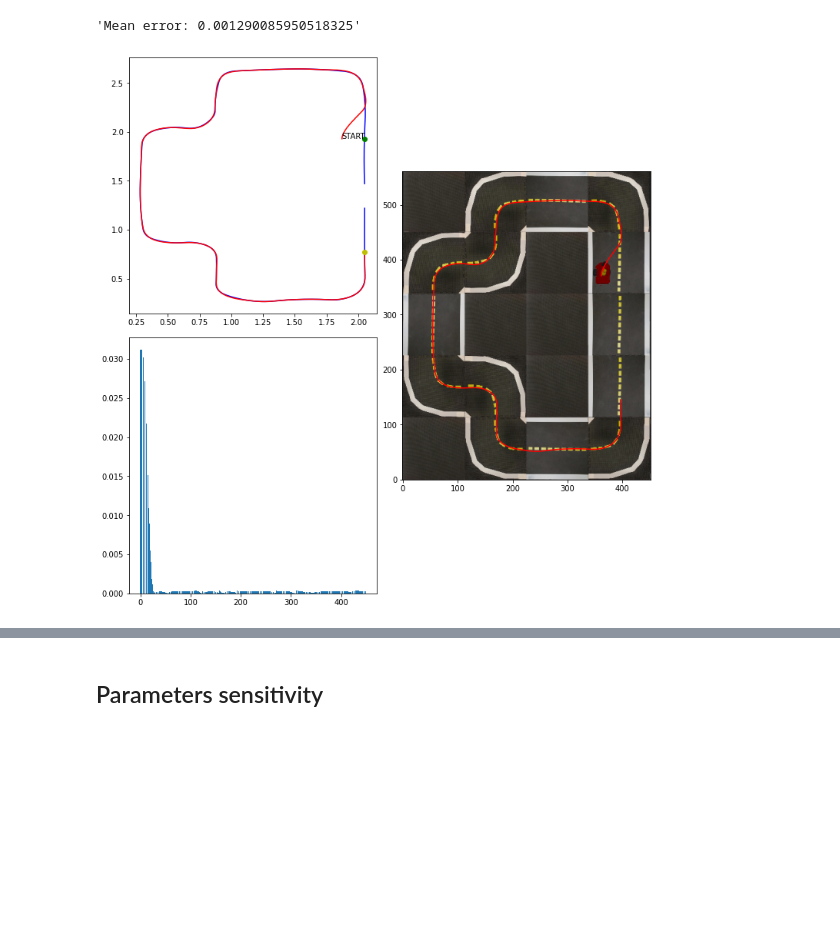
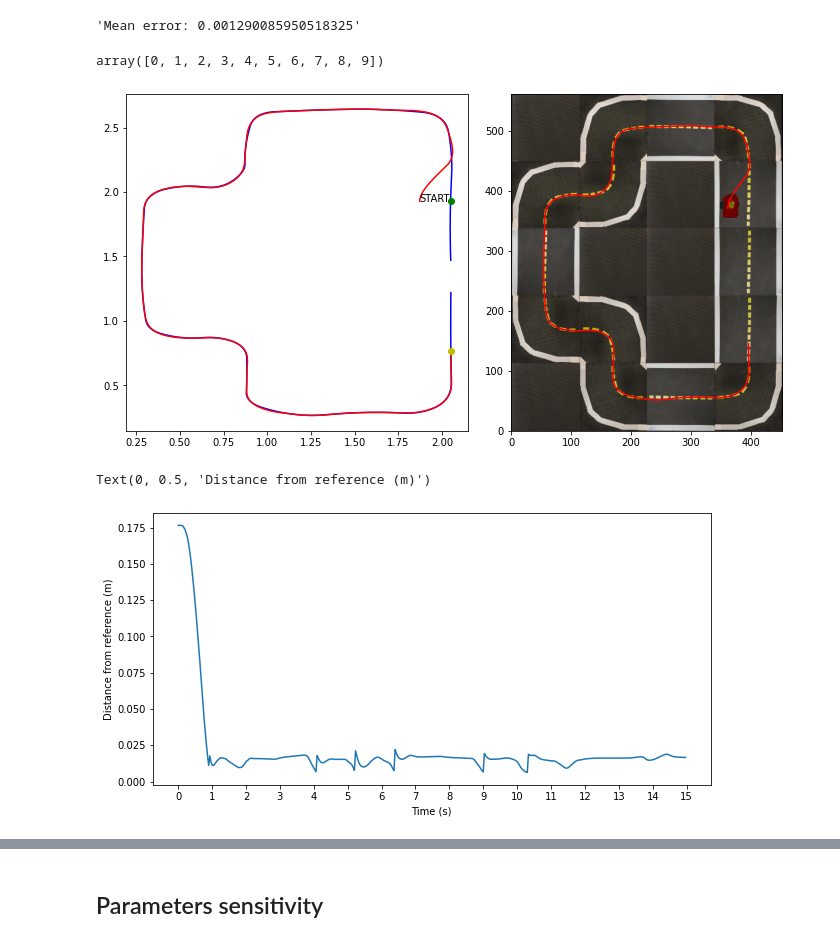
Before and after one commit to giuliovv/duckrace, a Jupyter notebook: casadi_mpc.ipynb, the cells around one changed output, grey strips where cells are left out. Saved outputs shown, nothing was run; the diff lists cells and outputs as text; code cells hidden in the pictures; blank space fills up the shorter version.

Commit message:
New plots

```diff
--- a/casadi_mpc.ipynb
+++ b/casadi_mpc.ipynb
@@ -300,19 +300,30 @@ errors = np.array(errors).reshape(-1)
 f"Mean error: {errors.mean()}"
 # %% [output]
 'Mean error: 0.001290085950518325'
+# %%
+np.arange(10)
+# %% [output]
+array([0, 1, 2, 3, 4, 5, 6, 7, 8, 9])
 # %%
-fig = plt.figure(constrained_layout=True, figsize=(10, 10))
-ax_dict = fig.subplot_mosaic("""AC
-        BC""")
+fig = plt.figure(constrained_layout=True, figsize=(10, 5))
+ax_dict = fig.subplot_mosaic("""AC""")
 ax_dict["A"].text(X_log[0,0], X_log[1,0], 'START')
 ax_dict["A"].plot(traj[:,0], traj[:,1], "b")
 ax_dict["A"].plot(traj[index,0], traj[index,1], 'go')
 ax_dict["A"].plot(X_log[0,:], X_log[1,:], "r")
 ax_dict["A"].plot(traj[idx, 0], traj[idx,1], 'yo')
-ax_dict["B"].bar(range(len(errors)), errors)
 utils.show_on_map_array(env, np.array([X_log[0,:], X_log[1,:]]).T, fig=ax_dict["C"])
 # %% [output]
-[figure, old version]
+[figure, new version]
+# %%
+plt.figure(figsize=(10,5))
+plt.xticks(np.arange(0, len(errors)*dt+1, 1.0))
+plt.plot(np.arange(len(errors))*dt, np.sqrt(errors))
+plt.xlabel("Time (s)")
+plt.ylabel("Distance from reference (m)")
+# %% [output]
+Text(0, 0.5, 'Distance from reference (m)')
+[figure, added]
 # %%
 fig = plt.figure(constrained_layout=True, figsize=(16, 10))
 ax_dict = fig.subplot_mosaic("""A
```
Also changed, not shown: parts of 4 cells of this notebook.
